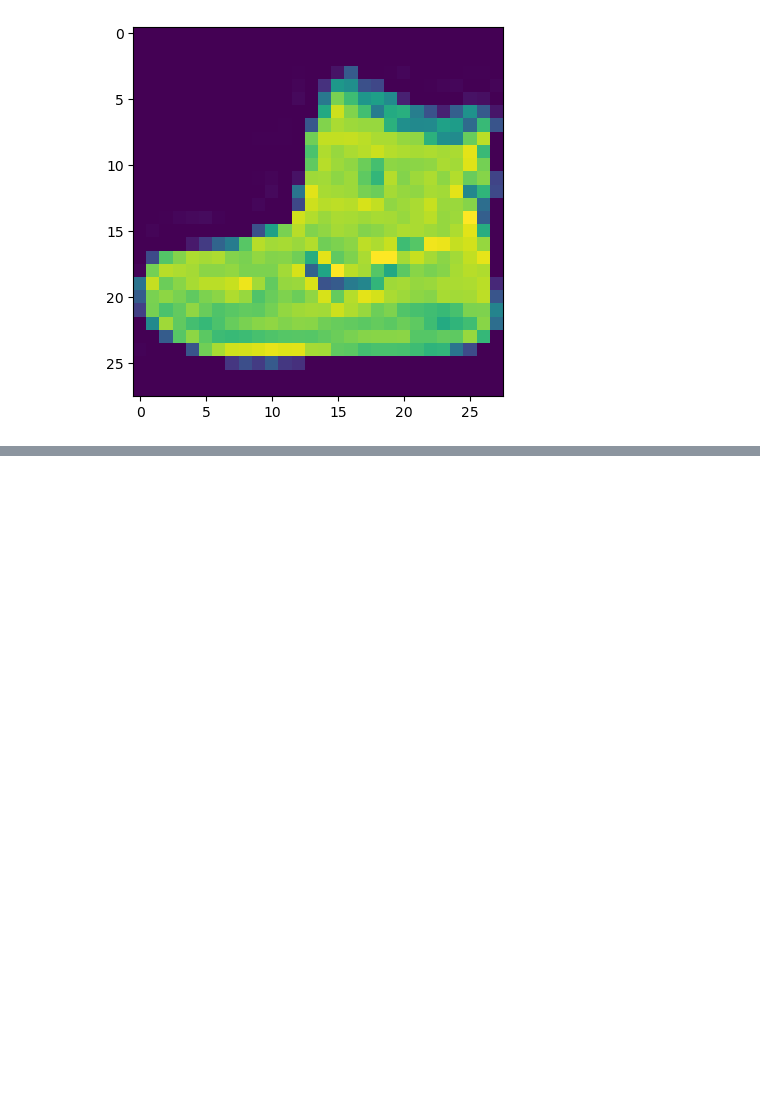
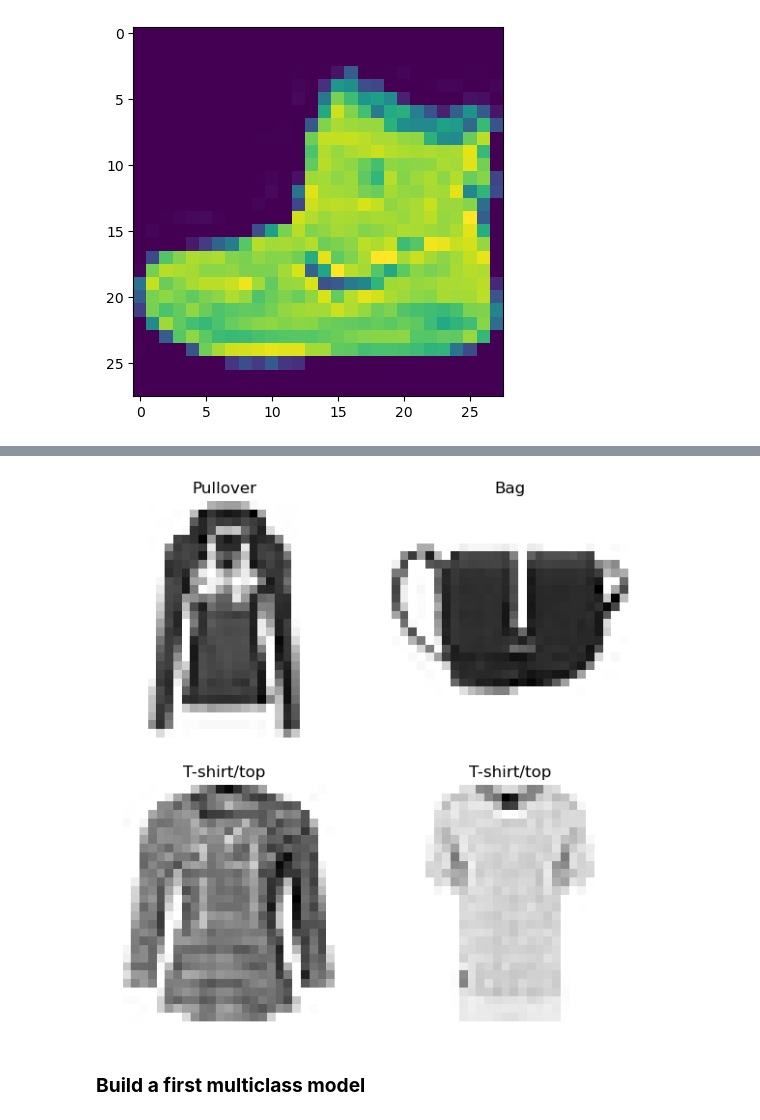
Before and after one commit to alchemistbg/udemy-tensorflow-developer-certificate-bootcamp, a Jupyter notebook: Section-04/Classification_with_tensorflow.ipynb, the cells around one changed output, grey strips where cells are left out. Drawn from its saved outputs; the diff is of its cells as text; code cells hidden in the pictures; blank space fills up the shorter version.

```diff
--- a/Section-04/Classification_with_tensorflow.ipynb
+++ b/Section-04/Classification_with_tensorflow.ipynb
@@ -1129,0 +1156,12 @@ plt.imshow(X_train[0]);
+# %%
+plt.figure(figsize = (7, 7))
+for i in range(4):
+    rand_index = random.choice(range(len(X_train)))
+    ax = plt.subplot(2, 2, i + 1)
+    plt.imshow(mc_X_train[rand_index], cmap = plt.cm.binary)
+    plt.title(labels[mc_y_train[rand_index]])
+    plt.axis(False)
+# %% [output]
+[figure, added]
+# %% [markdown]
+### **Build a first multiclass model**
```
Also changed, not shown: parts of 50 cells of this notebook.
